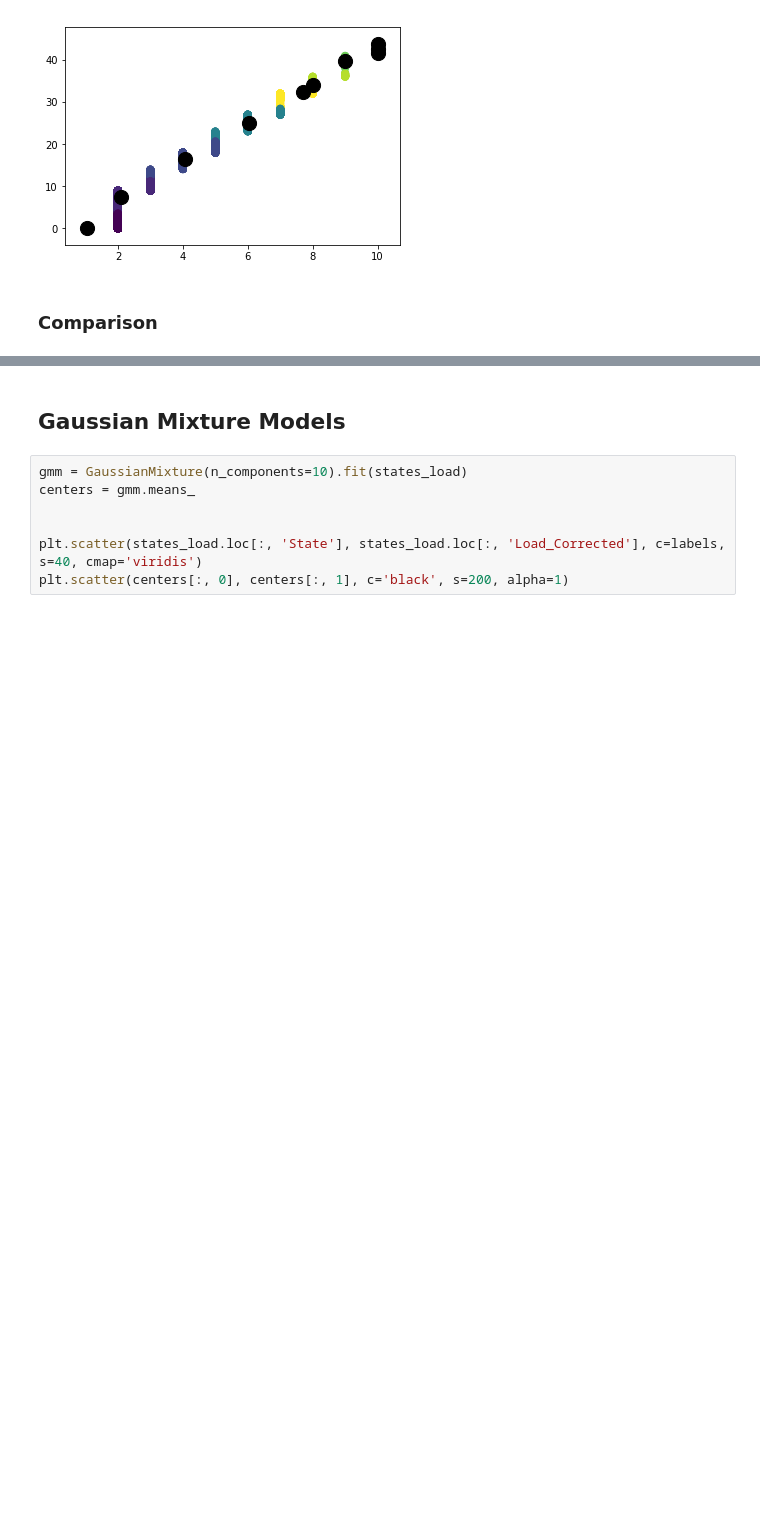
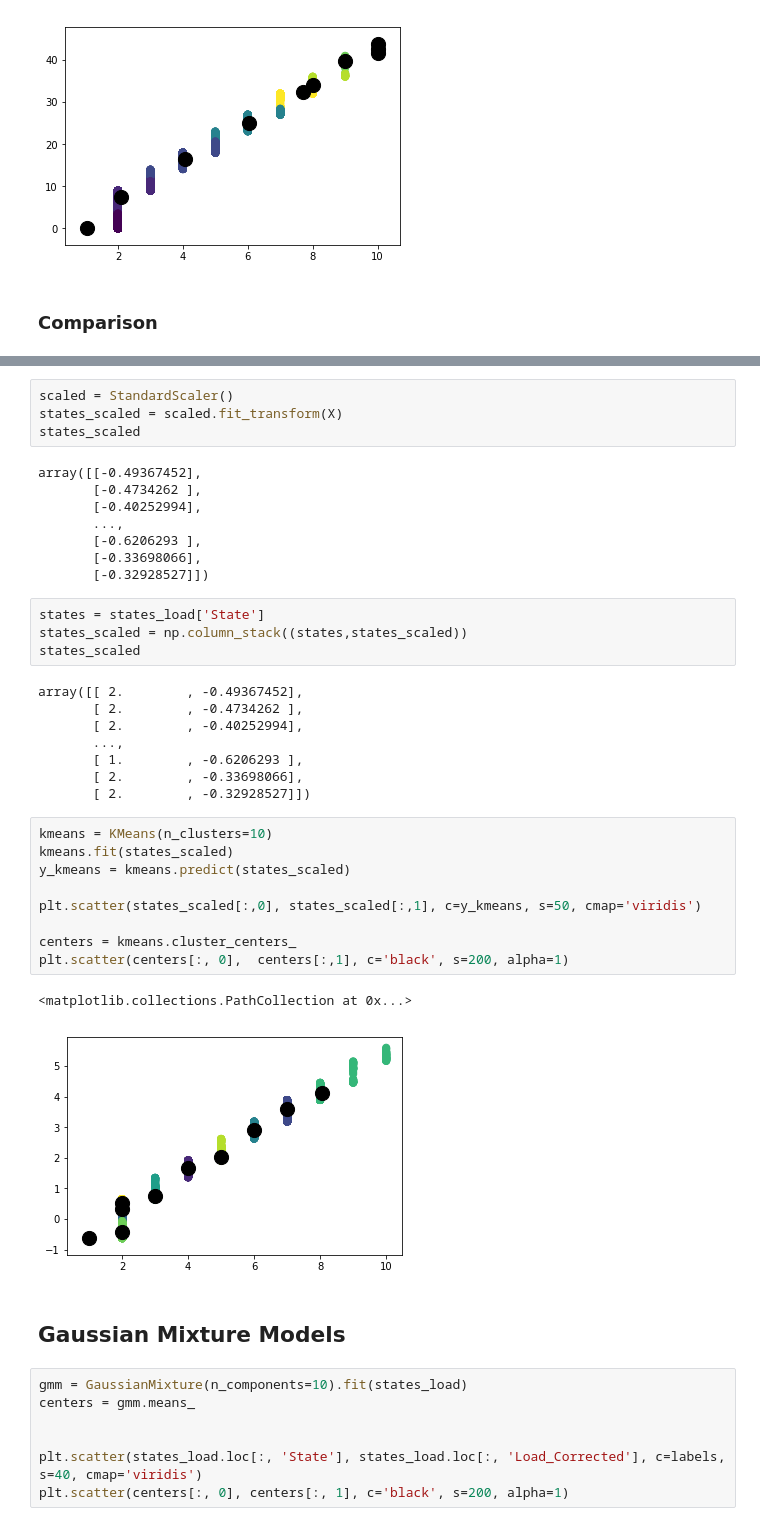
Before and after one commit to natwille1/Solar_Energy_Prediction, a Jupyter notebook: india_dataset_clustering.ipynb, the cells around one changed output, grey strips where cells are left out. Cells and saved outputs as stored; diff of their text form; blank space fills up the shorter version.

```diff
--- a/india_dataset_clustering.ipynb
+++ b/india_dataset_clustering.ipynb
@@ -270,3 +268,39 @@ Text(0.5,0,'Initialisation')
+# %%
+scaled = StandardScaler()
+states_scaled = scaled.fit_transform(X)
+states_scaled
+# %% [output]
+array([[-0.49367452],
+       [-0.4734262 ],
+       [-0.40252994],
+       ...,
+       [-0.6206293 ],
+       [-0.33698066],
+       [-0.32928527]])
+# %%
+states = states_load['State']
+states_scaled = np.column_stack((states,states_scaled))
+states_scaled
+# %% [output]
+array([[ 2.        , -0.49367452],
+       [ 2.        , -0.4734262 ],
+       [ 2.        , -0.40252994],
+       ...,
+       [ 1.        , -0.6206293 ],
+       [ 2.        , -0.33698066],
+       [ 2.        , -0.32928527]])
+# %%
+kmeans = KMeans(n_clusters=10)
+kmeans.fit(states_scaled)
+y_kmeans = kmeans.predict(states_scaled)
+
+plt.scatter(states_scaled[:,0], states_scaled[:,1], c=y_kmeans, s=50, cmap='viridis')
+
+centers = kmeans.cluster_centers_
+plt.scatter(centers[:, 0],  centers[:,1], c='black', s=200, alpha=1)
+# %% [output]
+<matplotlib.collections.PathCollection at 0x...>
+[figure, added]
 # %% [markdown]
 ## Gaussian Mixture Models
 # %%
```
Also changed, not shown: parts of 13 cells of this notebook.
